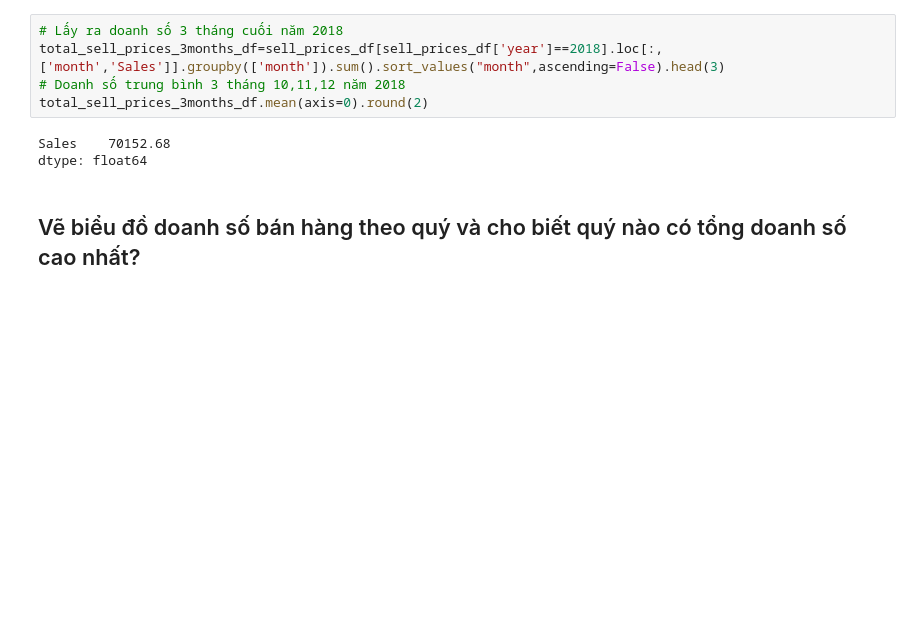
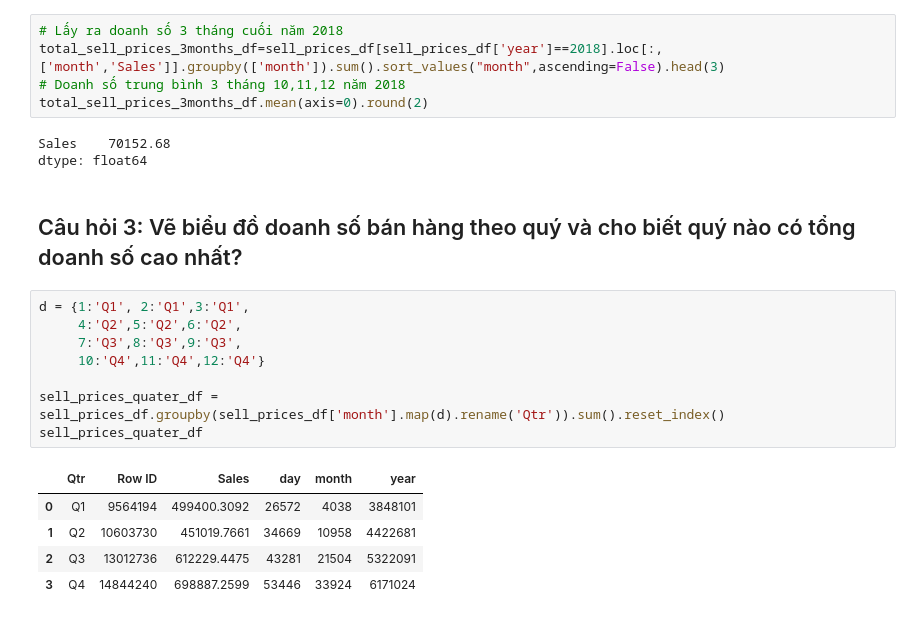
Before and after one commit to ngotancuong/mse.python, a Jupyter notebook: Baitap04.ipynb, the cells around one changed output. Drawn from its saved outputs; the diff is of its cells as text; blank space fills up the shorter version.

```diff
--- a/Baitap04.ipynb
+++ b/Baitap04.ipynb
@@ -134,4 +134,18 @@ total_sell_prices_3months_df.mean(axis=0).round(2)
 Sales    70152.68
 dtype: float64
 # %% [markdown]
-## Vẽ biểu đồ doanh số bán hàng theo quý và cho biết quý nào có tổng doanh số cao nhất?
+## Câu hỏi 3: Vẽ biểu đồ doanh số bán hàng theo quý và cho biết quý nào có tổng doanh số cao nhất?
+# %%
+d = {1:'Q1', 2:'Q1',3:'Q1',
+     4:'Q2',5:'Q2',6:'Q2',
+     7:'Q3',8:'Q3',9:'Q3',
+     10:'Q4',11:'Q4',12:'Q4'}
+
+sell_prices_quater_df = sell_prices_df.groupby(sell_prices_df['month'].map(d).rename('Qtr')).sum().reset_index()
+sell_prices_quater_df
+# %% [output]
+|  | Qtr | Row ID | Sales | day | month | year |
+| 0 | Q1 | 9564194 | 499400.3092 | 26572 | 4038 | 3848101 |
+| 1 | Q2 | 10603730 | 451019.7661 | 34669 | 10958 | 4422681 |
+| 2 | Q3 | 13012736 | 612229.4475 | 43281 | 21504 | 5322091 |
+| 3 | Q4 | 14844240 | 698887.2599 | 53446 | 33924 | 6171024 |
```
Also changed, not shown: parts of 3 cells of this notebook.
